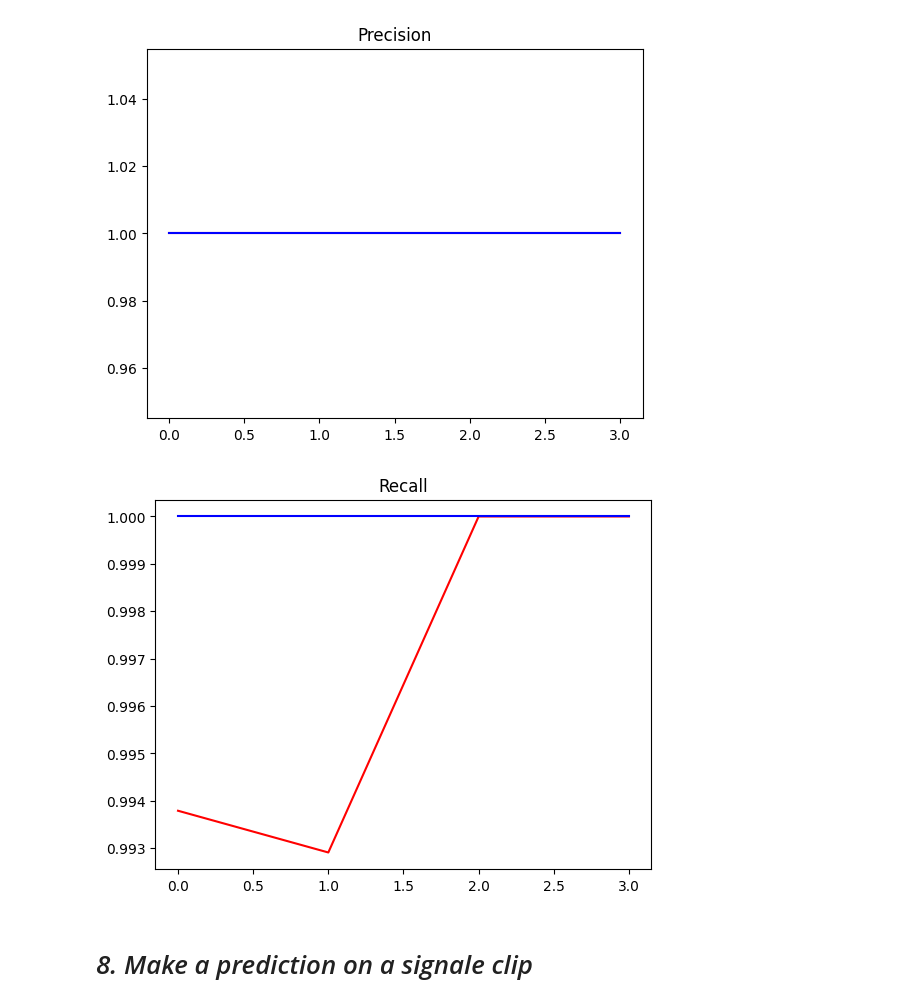
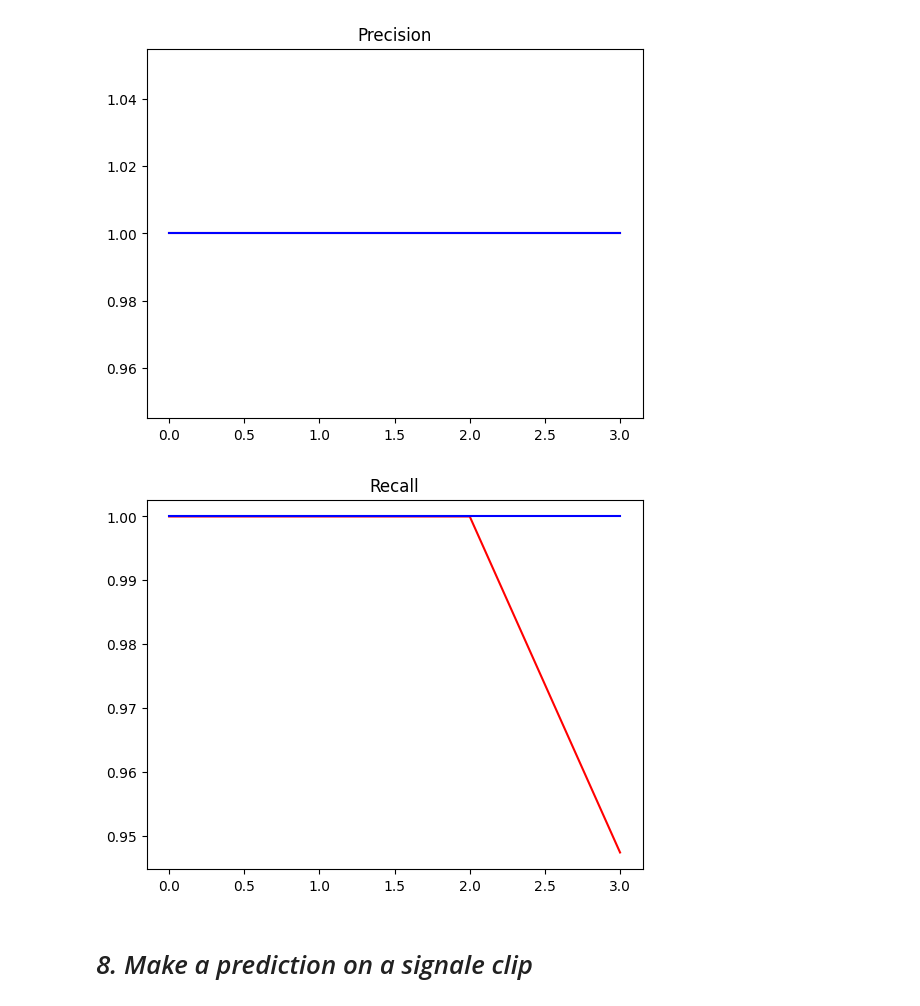
Before and after one commit to Nargesmohammadi/Deep-Audio-Classification, a Jupyter notebook: DeepAudioClassification.ipynb, the cells around one changed output. Drawn from its saved outputs; the diff is of its cells as text; code cells hidden in the pictures.

```diff
--- a/DeepAudioClassification(1).ipynb
+++ b/DeepAudioClassification.ipynb
@@ -273,3 +268,6 @@ test_dataset = data.skip(train_size)
+# %%
+train = data.take(36)
+test = data.skip(36).take(15)
 # %% [markdown]
 # *7. Build deep learning model*
 # %% [markdown]
@@ -317,6 +315,6 @@ _________________________________________________________________
 # %% [markdown]
 ### *7.3 Fit model, view loss and KPI plots*
 # %%
-history = model.fit(train_dataset, epochs=4, validation_data=test_dataset)
+history = model.fit(train, epochs=4, validation_data=test)
 # %% [output]
 Epoch 1/4
@@ -358,11 +356,11 @@ plt.show()
 [figure]
 # %%
 plt.title('Recall')
-plt.plot(history.history['recall_2'], 'r')
-plt.plot(history.history['val_recall_2'], 'b')
+plt.plot(history.history['recall_3'], 'r')
+plt.plot(history.history['val_recall_3'], 'b')
 plt.show()
 # %% [output]
-[figure, old version]
+[figure, new version]
 # %% [markdown]
 # *8. Make a prediction on a signale clip*
 # %% [markdown]
```
Also changed, not shown: parts of 15 cells of this notebook.
